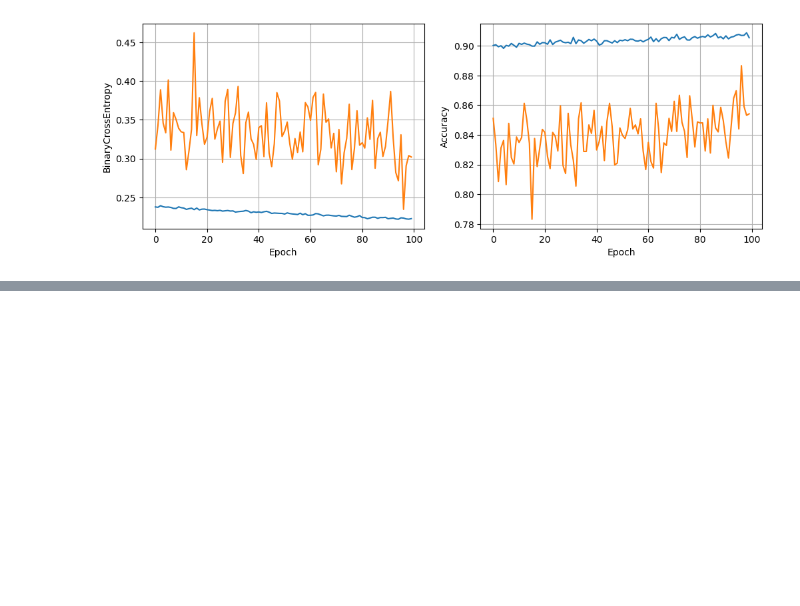
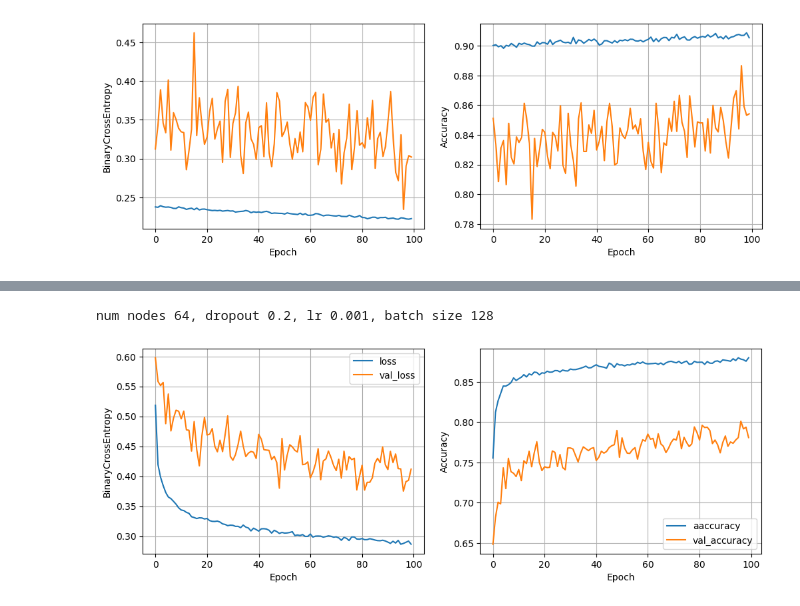
Before and after one commit to JCarlosM10/Introduction-to-Machine-Learning, a Jupyter notebook: ML.ipynb, the cells around one changed output, grey strips where cells are left out. Saved outputs shown, nothing was run; the diff lists cells and outputs as text; code cells hidden in the pictures; blank space fills up the shorter version.

```diff
--- a/ML.ipynb
+++ b/ML.ipynb
@@ -168,14 +175,15 @@ def plot_history(history):
     ax1.set_xlabel('Epoch')
     ax1.set_ylabel('BinaryCrossEntropy')
     ax1.grid()
+    ax1.legend()
 
     ax2.plot(history.history['accuracy'], label='aaccuracy')
     ax2.plot(history.history['val_accuracy'], label='val_accuracy')
     ax2.set_xlabel('Epoch')
     ax2.set_ylabel('Accuracy')
     ax2.grid()
+    ax2.legend()
 
-    #plt.legend()
     plt.show()
 # %%
 plot_history(history)
@@ -199,11 +207,11 @@ def train_model(X_train, y_train, num_nodes, dropout_prob, lr, batch_size, epoch
 least_val_loss = float('inf')
 least_loss_model = None
 
-epochs = 50
-for num_nodes in [16, 32, 64]:
-    for dropout_prob in [0.1, 0.2]:
-        for lr in [0.1, 0.01, 0.001]:
-            for batch_size in [16, 32, 64]:
+epochs = 100
+for num_nodes in [16, 32]:
+    for dropout_prob in [0.0, 0.2]:
+        for lr in [0.2, 0.1]:
+            for batch_size in [16, 32]:
                 print(f"num nodes {num_nodes}, dropout {dropout_prob}, lr {lr}, batch size {batch_size}")
                 model, history = train_model(X_train, y_train, num_nodes, dropout_prob, lr, batch_size, epochs)
                 plot_history(history)
@@ -232,0 +222,16 @@ num nodes 16, dropout 0.1, lr 0.01, batch size 64
+# %%
+
+num_nodes = 64
+dropout_prob = 0.2
+lr = 0.001
+batch_size = 128
+print(f"num nodes {num_nodes}, dropout {dropout_prob}, lr {lr}, batch size {batch_size}")
+model, history = train_model(X_train, y_train, num_nodes, dropout_prob, lr, batch_size, epochs)
+plot_history(history)
+val_loss = model.evaluate(X_valid, y_valid)[0]
+if val_loss < least_val_loss:
+    least_val_loss = val_loss
+    least_loss_model = model
+# %% [output]
+num nodes 64, dropout 0.2, lr 0.001, batch size 128
+[figure, added]
```
Also changed, not shown: parts of 5 cells of this notebook, 2 other files.
